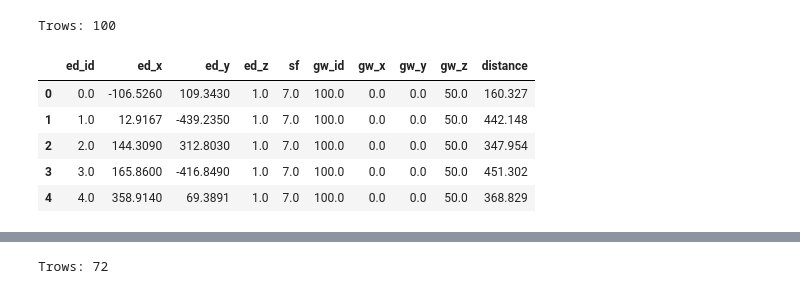
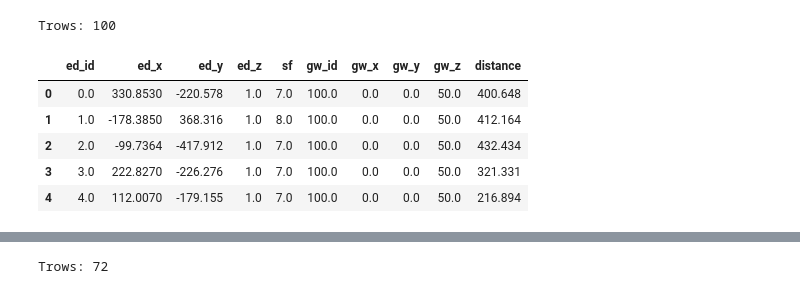
Before and after one commit to wasp-lahis/Coleta_Residuos, a Jupyter notebook: NS3/Buildings_map.ipynb, the cells around one changed output, grey strips where cells are left out. Saved outputs shown, nothing was run; the diff lists cells and outputs as text; code cells hidden in the pictures.

```diff
--- a/NS3/Buildings_map.ipynb
+++ b/NS3/Buildings_map.ipynb
@@ -6,13 +11,13 @@ import matplotlib.patches as patches
 # %%
-network_df = pd.read_csv("results.csv")
+network_df = pd.read_csv("network_results.csv")
 
 print("Trows:", len(network_df))
 network_df.head(5)
 # %% [output]
 Trows: 100
 |  | ed_id | ed_x | ed_y | ed_z | sf | gw_id | gw_x | gw_y | gw_z | distance |
-| 0 | 0.0 | -106.5260 | 109.3430 | 1.0 | 7.0 | 100.0 | 0.0 | 0.0 | 50.0 | 160.327 |
-| 1 | 1.0 | 12.9167 | -439.2350 | 1.0 | 7.0 | 100.0 | 0.0 | 0.0 | 50.0 | 442.148 |
-| 2 | 2.0 | 144.3090 | 312.8030 | 1.0 | 7.0 | 100.0 | 0.0 | 0.0 | 50.0 | 347.954 |
-| 3 | 3.0 | 165.8600 | -416.8490 | 1.0 | 7.0 | 100.0 | 0.0 | 0.0 | 50.0 | 451.302 |
-| 4 | 4.0 | 358.9140 | 69.3891 | 1.0 | 7.0 | 100.0 | 0.0 | 0.0 | 50.0 | 368.829 |
+| 0 | 0.0 | 330.8530 | -220.578 | 1.0 | 7.0 | 100.0 | 0.0 | 0.0 | 50.0 | 400.648 |
+| 1 | 1.0 | -178.3850 | 368.316 | 1.0 | 8.0 | 100.0 | 0.0 | 0.0 | 50.0 | 412.164 |
+| 2 | 2.0 | -99.7364 | -417.912 | 1.0 | 7.0 | 100.0 | 0.0 | 0.0 | 50.0 | 432.434 |
+| 3 | 3.0 | 222.8270 | -226.276 | 1.0 | 7.0 | 100.0 | 0.0 | 0.0 | 50.0 | 321.331 |
+| 4 | 4.0 | 112.0070 | -179.155 | 1.0 | 7.0 | 100.0 | 0.0 | 0.0 | 50.0 | 216.894 |
```
Also changed, not shown: parts of 10 cells of this notebook, 10 other files.
